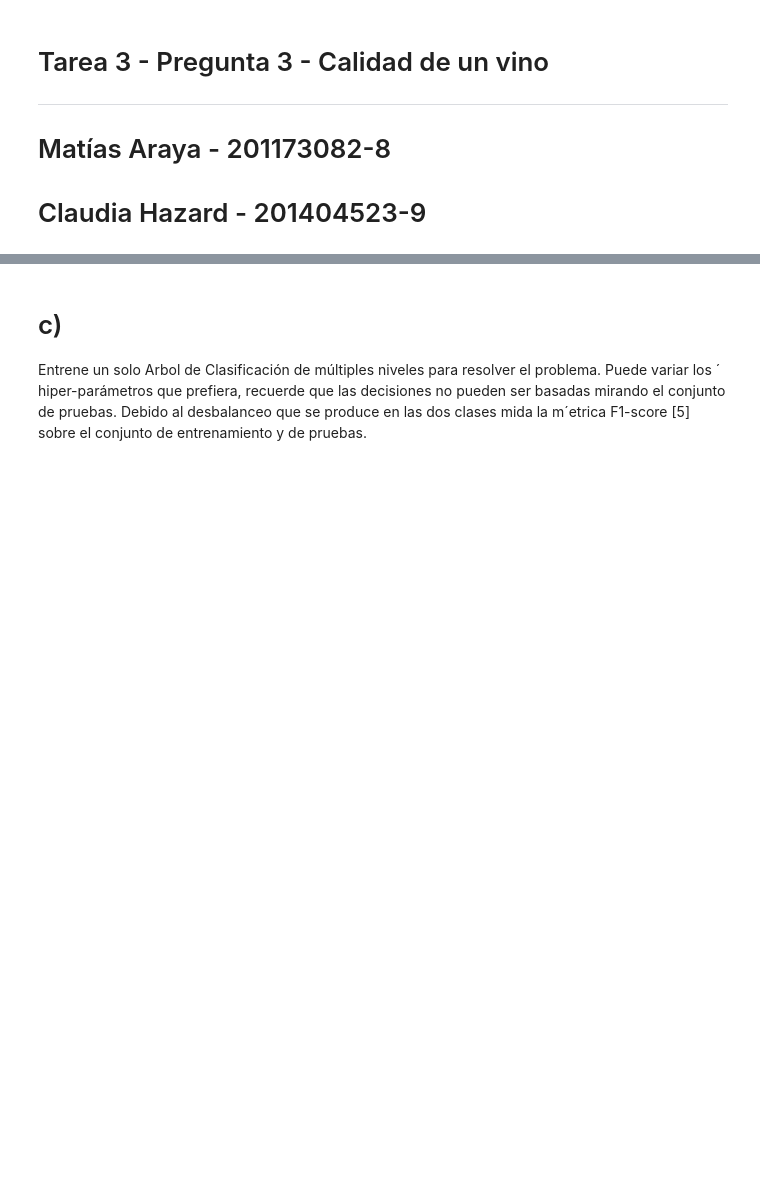
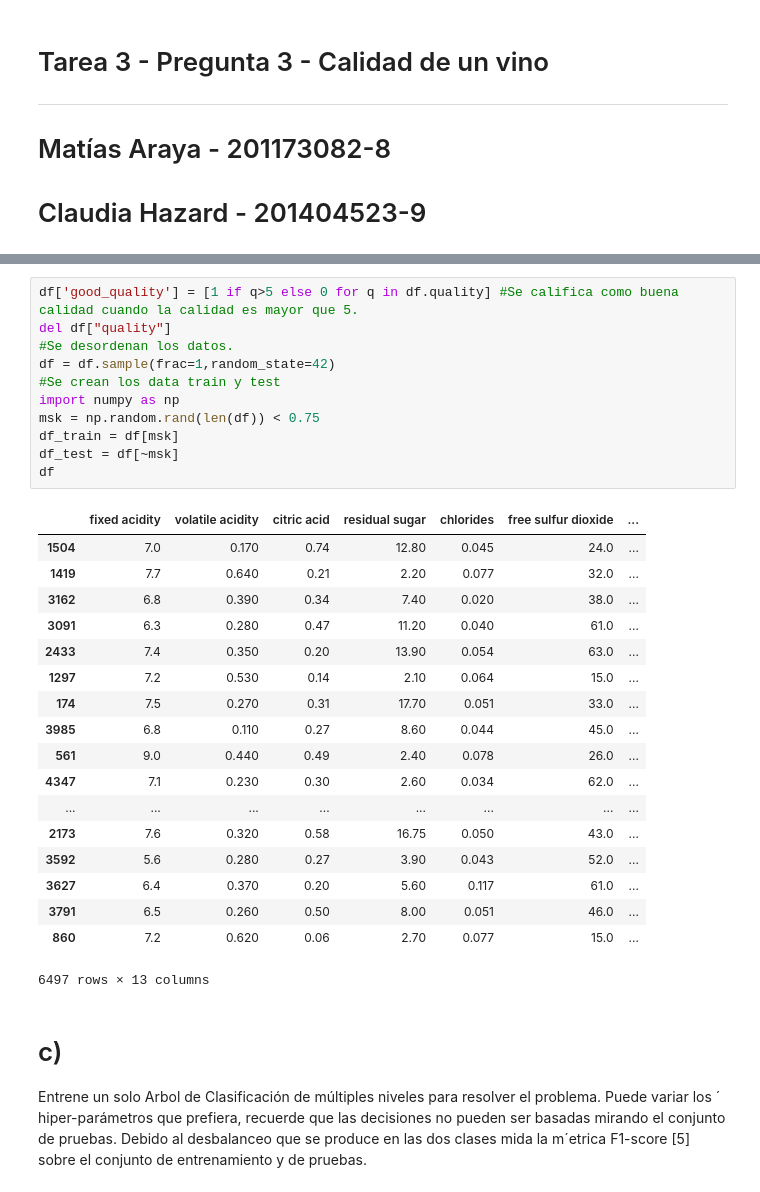
Before and after one commit to matiasarayac/tarea3-ML, a Jupyter notebook: Pregunta_3.ipynb, the cells around one changed output, grey strips where cells are left out. Drawn from its saved outputs; the diff is of its cells as text; blank space fills up the shorter version.

```diff
--- a/Pregunta_3.ipynb
+++ b/Pregunta_3.ipynb
@@ -26,3 +52,33 @@ df['good_quality'] = [1 if q>5 else 0 for q in df.quality] #then remove 'quality
+# %%
+df['good_quality'] = [1 if q>5 else 0 for q in df.quality] #Se califica como buena calidad cuando la calidad es mayor que 5.
+del df["quality"]
+#Se desordenan los datos.
+df = df.sample(frac=1,random_state=42)
+#Se crean los data train y test
+import numpy as np
+msk = np.random.rand(len(df)) < 0.75
+df_train = df[msk]
+df_test = df[~msk]
+df
+# %% [output]
+|  | fixed acidity | volatile acidity | citric acid | residual sugar | chlorides | free sulfur dioxide | ... |
+| 1504 | 7.0 | 0.170 | 0.74 | 12.80 | 0.045 | 24.0 | ... |
+| 1419 | 7.7 | 0.640 | 0.21 | 2.20 | 0.077 | 32.0 | ... |
+| 3162 | 6.8 | 0.390 | 0.34 | 7.40 | 0.020 | 38.0 | ... |
+| 3091 | 6.3 | 0.280 | 0.47 | 11.20 | 0.040 | 61.0 | ... |
+| 2433 | 7.4 | 0.350 | 0.20 | 13.90 | 0.054 | 63.0 | ... |
+| 1297 | 7.2 | 0.530 | 0.14 | 2.10 | 0.064 | 15.0 | ... |
+| 174 | 7.5 | 0.270 | 0.31 | 17.70 | 0.051 | 33.0 | ... |
+| 3985 | 6.8 | 0.110 | 0.27 | 8.60 | 0.044 | 45.0 | ... |
+| 561 | 9.0 | 0.440 | 0.49 | 2.40 | 0.078 | 26.0 | ... |
+| 4347 | 7.1 | 0.230 | 0.30 | 2.60 | 0.034 | 62.0 | ... |
+| ... | ... | ... | ... | ... | ... | ... | ... |
+| 2173 | 7.6 | 0.320 | 0.58 | 16.75 | 0.050 | 43.0 | ... |
+| 3592 | 5.6 | 0.280 | 0.27 | 3.90 | 0.043 | 52.0 | ... |
+| 3627 | 6.4 | 0.370 | 0.20 | 5.60 | 0.117 | 61.0 | ... |
+| 3791 | 6.5 | 0.260 | 0.50 | 8.00 | 0.051 | 46.0 | ... |
+| 860 | 7.2 | 0.620 | 0.06 | 2.70 | 0.077 | 15.0 | ... |
+6497 rows × 13 columns
 # %% [markdown]
 # c)
 Entrene un solo Arbol de Clasificación de múltiples niveles para resolver el problema. Puede variar los ´
```
Also changed, not shown: parts of 7 cells of this notebook, 1 other file.
